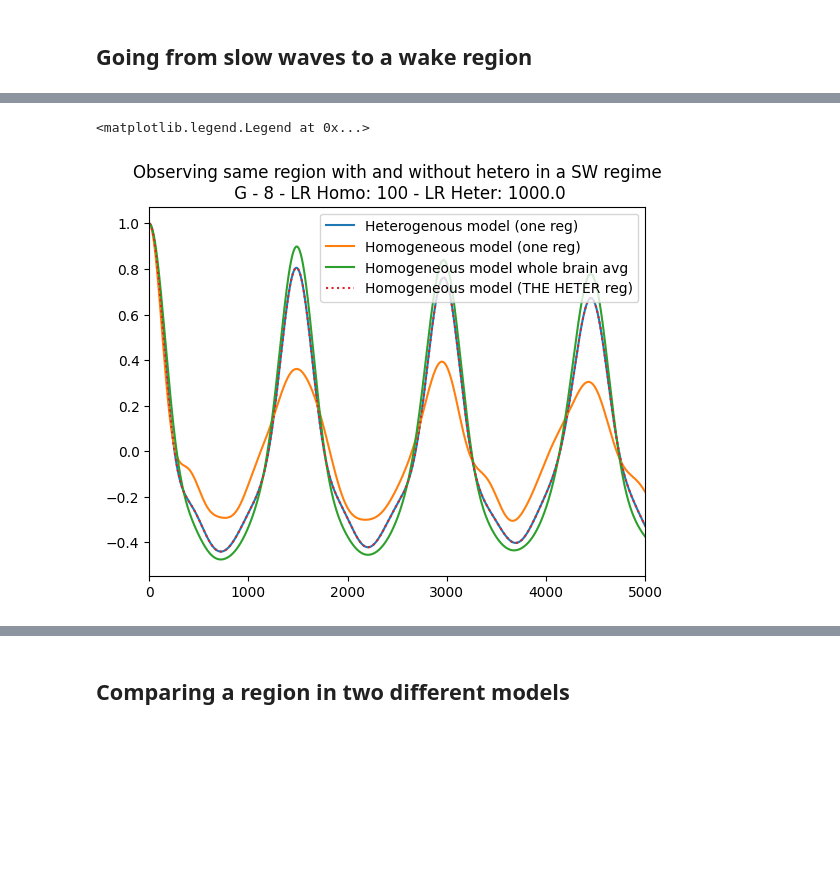
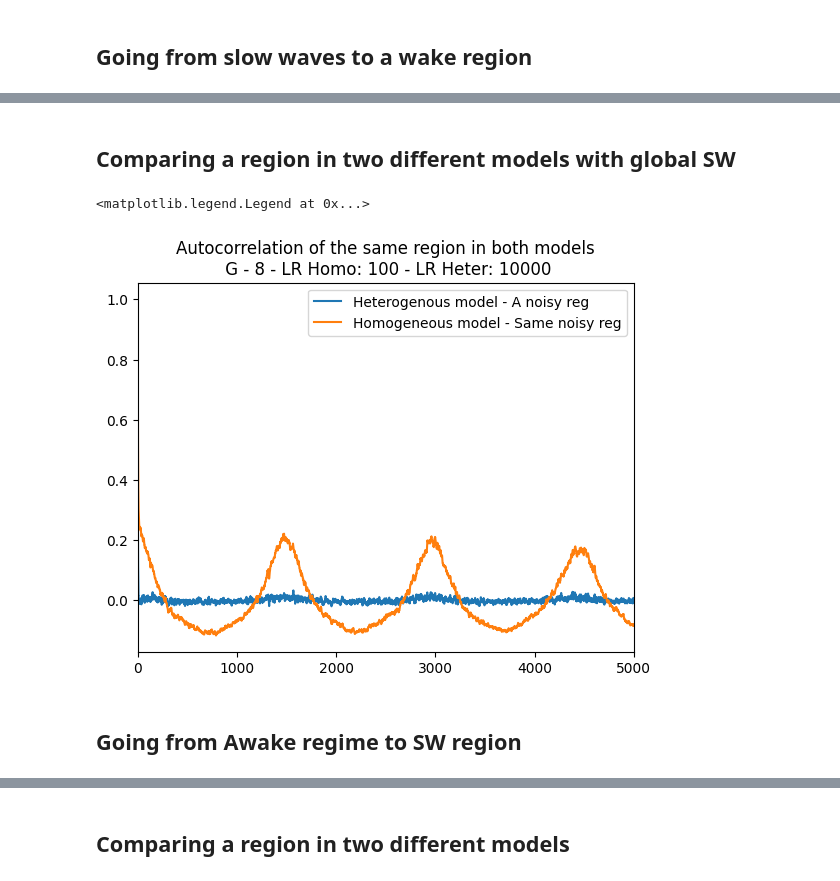
Before and after one commit to Picardian14/dyn_fic_dmf, a Jupyter notebook: python/hetero_plasticity.ipynb, the cells around one changed output, grey strips where cells are left out. Saved outputs shown, nothing was run; the diff lists cells and outputs as text; code cells hidden in the pictures; blank space fills up the shorter version.

```diff
--- a/python/hetero_plasticity.ipynb
+++ b/python/hetero_plasticity.ipynb
@@ -103,10 +43,8 @@ params['G'] = G_val
 params['obj_rate'] = 3.44
 LR = 100
 DECAY = np.exp(a+np.log(LR)*b)
-params['lr_receptors'] = np.zeros(N)
-params['lr_scaling'] = 1
+params['lr_vector'] = np.ones(N)*LR
 params['taoj'] =  DECAY
-params['lrj'] = LR
 params['J'] = 0.75*params['G']*params['C'].sum(axis=0).squeeze() + 1
 params["with_decay"] = True
 params["with_plasticity"] = True
@@ -128,9 +66,9 @@ plt.show()
 # %%
 
 params_heter = params.copy()
-params_heter['lr_receptors'] = np.zeros(N)
-params_heter['lr_receptors'][HET_REGION] = 1000
-params_heter['lr_scaling'] = 1
+params_heter['lr_vector'] = np.ones(N)*LR
+HET_LR = 10000
+params_heter['lr_vector'][HET_REGION] = HET_LR
 rates_heter, rates_inh_heter, bold_heter, fic_t_heter = dmf.run(params_heter, 50000)
 # %%
 plt.plot(rates_heter[HET_REGION,:5000], label="Het region", linestyle="-.")
@@ -196,0 +107,2 @@ autocorr_homo_avg = get_autcorr(filtered_rates_dyn_average)
+# %% [markdown]
+## Comparing a region in two different models with global SW
@@ -197,12 +133,24 @@ autocorr_homo_avg = get_autcorr(filtered_rates_dyn_average)
+# %%
+
+params_heter = params.copy()
+params_heter['lr_vector'] = np.ones(N)*LR
+HET_LR = 10000
+params_heter['lr_vector'][HET_REGION] = HET_LR
+rates_heter, rates_inh_heter, bold_heter, fic_t_heter = dmf.run(params_heter, 50000)
+# %%
+
+autocorr_hete_onereg = get_autcorr(rates_heter[HET_REGION,:])
+autocorr_homo_onereg = get_autcorr(rates_dyn[HET_REGION,:])
 # %%
-lags = np.arange(0,len(autocorr_hete))
-plt.plot(lags, autocorr_hete,label='Heterogenous model (one reg)')
-plt.plot(lags,autocorr_homo,label='Homogeneous model (one reg)')
-plt.plot(lags,autocorr_homo_avg, label='Homogeneous model whole brain avg')
-plt.plot(lags,autocorr_homo_heter_region,label='Homogeneous model (THE HETER reg)',linestyle=':')
+lags = np.arange(0,len(autocorr_homo_onereg))
+plt.plot(lags, autocorr_hete_onereg,label='Heterogenous model - A noisy reg')
+plt.plot(lags,autocorr_homo_onereg,label='Homogeneous model - Same noisy reg')
+
 plt.xlim([0,5000])
-plt.title(f"Observing same region with and without hetero in a SW regime\n G - {params['G']} - LR Homo: {params['lrj']} - LR Heter: {params_heter['lr_receptors'][HET_REGION]}")
+plt.title(f"Autocorrelation of the same region in both models\n G - {params['G']} - LR Homo: {LR} - LR Heter: {HET_LR}")
 plt.legend()
 # %% [output]
 <matplotlib.legend.Legend at 0x...>
-[figure, old version]
+[figure, new version]
+# %% [markdown]
+## Going from Awake regime to SW region
```
Also changed, not shown: parts of 44 cells of this notebook, 1 other file.
